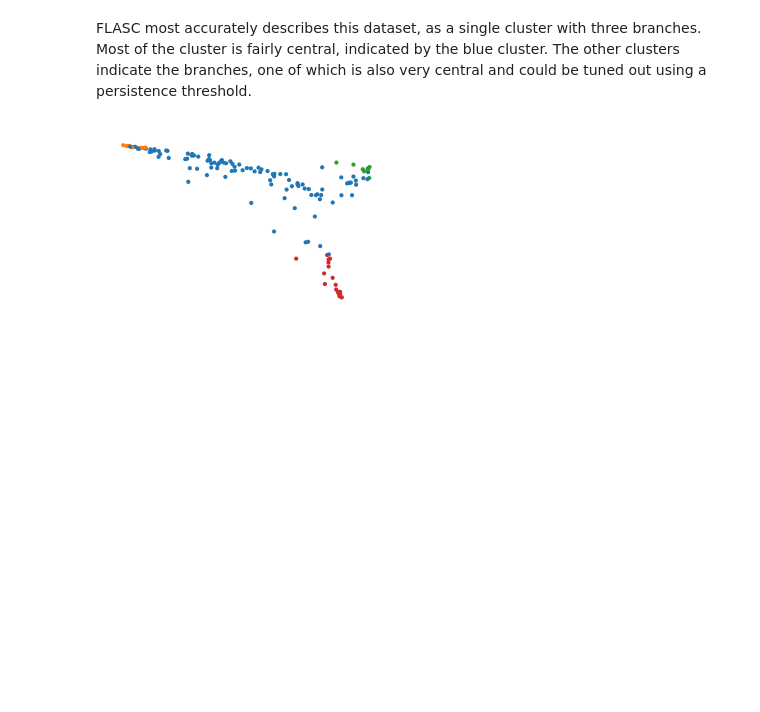
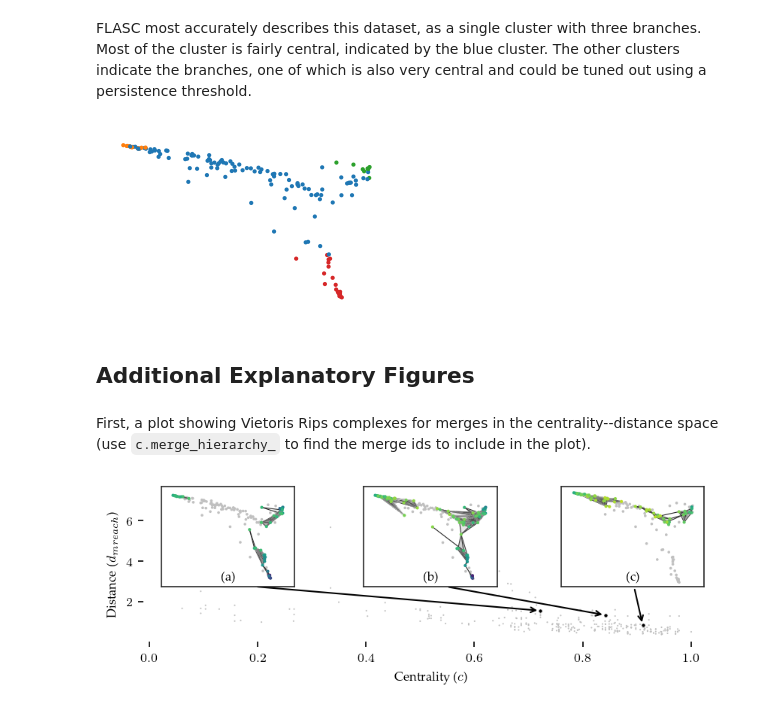
Before and after one commit to vda-lab/biperscan, a Jupyter notebook: notebooks/Diabetes_Bifiltration.ipynb, the cells around one changed output. Saved outputs shown, nothing was run; the diff lists cells and outputs as text; code cells hidden in the pictures; blank space fills up the shorter version.

Commit message:
additional figures

```diff
--- a/notebooks/Diabetes_Bifiltration.ipynb
+++ b/notebooks/Diabetes_Bifiltration.ipynb
@@ -90,7 +95,7 @@ low *min samples* values and a *distance fraction* up to 0.5 of the maximum
 distance grade.
 # %%
 sized_fig(0.33)
-c = BPSCAN(min_samples=5, min_cluster_size=15, distance_fraction=0.3).fit(X)
+c = BPSCAN(min_samples=5, min_cluster_size=15).fit(X)
 plt.scatter(*X2.T, c=c.labels_, s=1, cmap=cmap, vmin=-1, vmax=9)
 plt.axis("off")
 plt.subplots_adjust(0, 0, 1, 1)
@@ -105,11 +110,25 @@ The other clusters indicate the branches, one of which is also very central and
 could be tuned out using a persistence threshold.
 # %%
 sized_fig(0.33)
-c = FLASC(min_samples=5, min_branch_size=5, allow_single_cluster=True).fit(X)
-plt.scatter(*X2.T, c=c.labels_, s=1, cmap=cmap, vmin=-1, vmax=9)
+c2 = FLASC(min_samples=5, min_branch_size=5, allow_single_cluster=True).fit(X)
+plt.scatter(*X2.T, c=c2.labels_, s=1, cmap=cmap, vmin=-1, vmax=9)
 plt.axis("off")
 plt.subplots_adjust(0, 0, 1, 1)
 plt.savefig("images/diabetes_flasc.pdf", pad_inches=0)
 plt.show()
 # %% [output]
 [figure]
+# %% [markdown]
+## Additional Explanatory Figures
+# %% [markdown]
+First, a plot showing Vietoris Rips complexes for merges in the centrality--distance space (use `c.merge_hierarchy_` to find the merge ids to include in the plot).
+# %%
+merge_ids = [0, 5, 12]
+hierarchy = c.merge_hierarchy_
+g = hierarchy.graph
+minpres = hierarchy.minpres
+lens_values = [g.nodes[i]["lens_value"] for i in merge_ids]
+distance_values = [g.nodes[i]["distance_value"] for i in merge_ids]
+parent_sides = [g.nodes[i]["parent_side"] for i in merge_ids]
+child_sides = [g.nodes[i]["child_side"] for i in merge_ids]
+textcoords = [(0.865, 0.5), (0.56, 0.5), (0.25, 0.5)]
@@ -115,0 +204,55 @@ plt.show()
+# %%
+fig = sized_fig(1, aspect=0.33)
+
+# Draw minpres edges
+plt.scatter(
+    minpres["lens_value"],
+    minpres["distance_value"],
+    c="silver",
+    s=1,
+    edgecolors="none",
+    linewidths=0,
+)
+
+# Draw merges
+plt.scatter(
+    lens_values, distance_values, c="black", s=6, edgecolors="white", linewidths=0.3
+)
+
+# Draw arrows
+for i, txt in enumerate(merge_ids):
+    plt.annotate(
+        "",
+        (lens_values[i], distance_values[i]),
+        textcoords[i],
+        textcoords=fig.transFigure,
+        va="center",
+        ha="center",
+        arrowprops=dict(arrowstyle="->", color="black"),
+    )
+
+# Set outer axis labels
+plt.ylabel("Distance ($d_{mreach}$)")
+plt.xlabel("Centrality ($c$)")
+
+# Draw VR complexes as overlapping subplots
+labels = ["(c)", "(b)", "(a)"]
+for i, txt in enumerate(merge_ids):
+    row = len(merge_ids) - i
+    plt.sca(fig.add_subplot(3, 3, (row, row+3), label=i))
+    draw_vr_complex(
+        *X2.T, c.distances_, c.lens_values_, distance_values[i], lens_values[i]
+    )
+    plt.gca().spines["top"].set_visible(True)
+    plt.gca().spines["right"].set_visible(True)
+    plt.gca().spines["bottom"].set_visible(True)
+    plt.gca().spines["left"].set_visible(True)
+    plt.xticks([])
+    plt.yticks([])
+    plt.xlabel(labels[i], labelpad=-10)
+
+plt.subplots_adjust(0.07, 0.23, 1, 0.99)
+plt.savefig("images/diabetes_vr_complex.pdf", pad_inches=0)
+plt.show()
+# %% [output]
+[figure, added]
```
Also changed, not shown: parts of 19 cells of this notebook, 33 other files.
